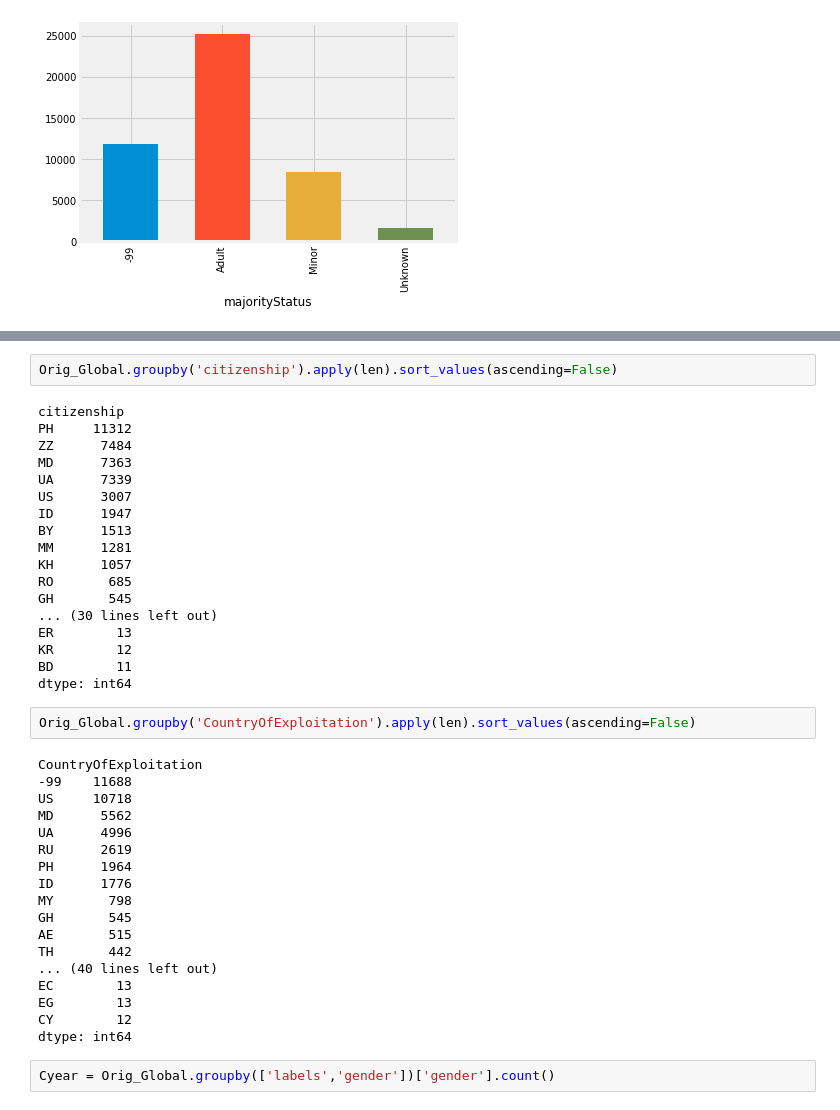
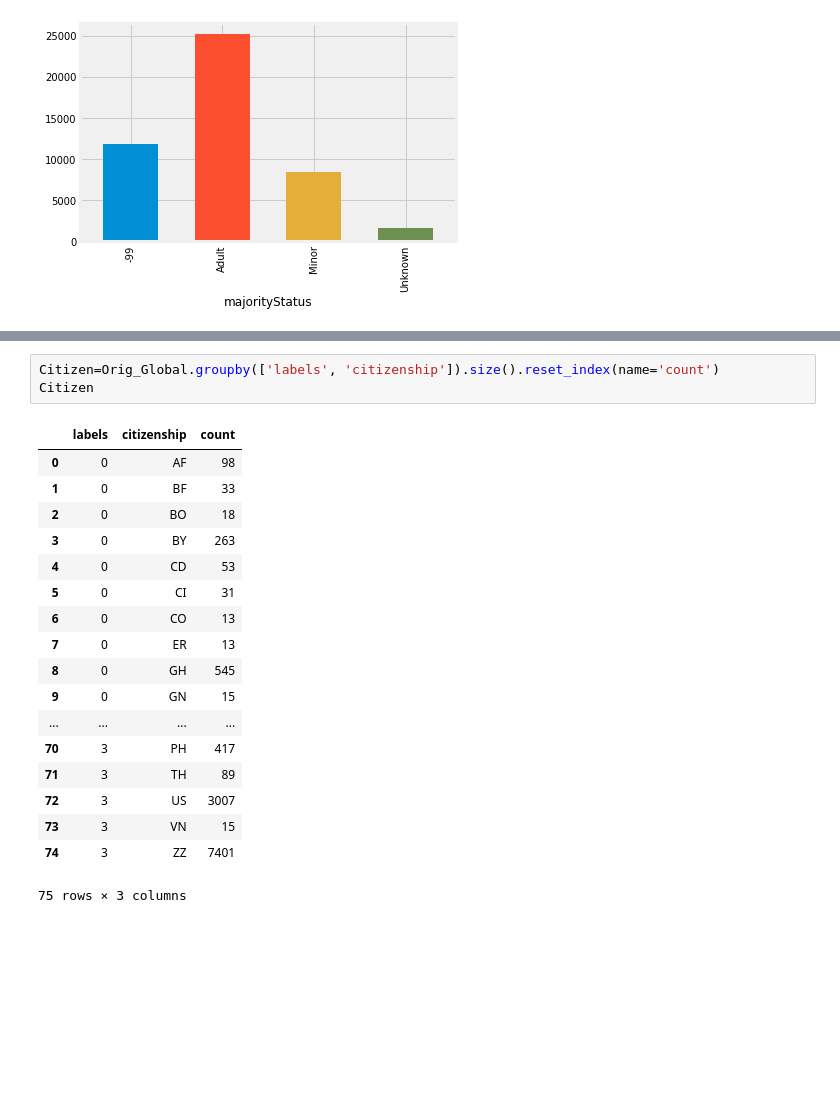
Before and after one commit to Prapakarn/DS-SF-42, a Jupyter notebook: Prapakarn/Data_Cleaning.ipynb, the cells around one changed output, grey strips where cells are left out. Drawn from its saved outputs; the diff is of its cells as text; blank space fills up the shorter version.

```diff
--- a/Prapakarn/Data_Cleaning.ipynb
+++ b/Prapakarn/Data_Cleaning.ipynb
@@ -649,42 +637,22 @@ Name: citizenship, Length: 75, dtype: int64
-# %%
-Orig_Global.groupby('citizenship').apply(len).sort_values(ascending=False)
-# %% [output]
-citizenship
-PH     11312
-ZZ      7484
-MD      7363
-UA      7339
-US      3007
-ID      1947
-BY      1513
-MM      1281
-KH      1057
-RO       685
-GH       545
-... (30 lines left out)
-ER        13
-KR        12
-BD        11
-dtype: int64
-# %%
-Orig_Global.groupby('CountryOfExploitation').apply(len).sort_values(ascending=False)
-# %% [output]
-CountryOfExploitation
--99    11688
-US     10718
-MD      5562
-UA      4996
-RU      2619
-PH      1964
-ID      1776
-MY       798
-GH       545
-AE       515
-TH       442
-... (40 lines left out)
-EC        13
-EG        13
-CY        12
-dtype: int64
 # %%
-Cyear = Orig_Global.groupby(['labels','gender'])['gender'].count()
+Citizen=Orig_Global.groupby(['labels', 'citizenship']).size().reset_index(name='count')
+Citizen
+# %% [output]
+|  | labels | citizenship | count |
+| 0 | 0 | AF | 98 |
+| 1 | 0 | BF | 33 |
+| 2 | 0 | BO | 18 |
+| 3 | 0 | BY | 263 |
+| 4 | 0 | CD | 53 |
+| 5 | 0 | CI | 31 |
+| 6 | 0 | CO | 13 |
+| 7 | 0 | ER | 13 |
+| 8 | 0 | GH | 545 |
+| 9 | 0 | GN | 15 |
+| ... | ... | ... | ... |
+| 70 | 3 | PH | 417 |
+| 71 | 3 | TH | 89 |
+| 72 | 3 | US | 3007 |
+| 73 | 3 | VN | 15 |
+| 74 | 3 | ZZ | 7401 |
+75 rows × 3 columns
```
Also changed, not shown: parts of 31 cells of this notebook.
